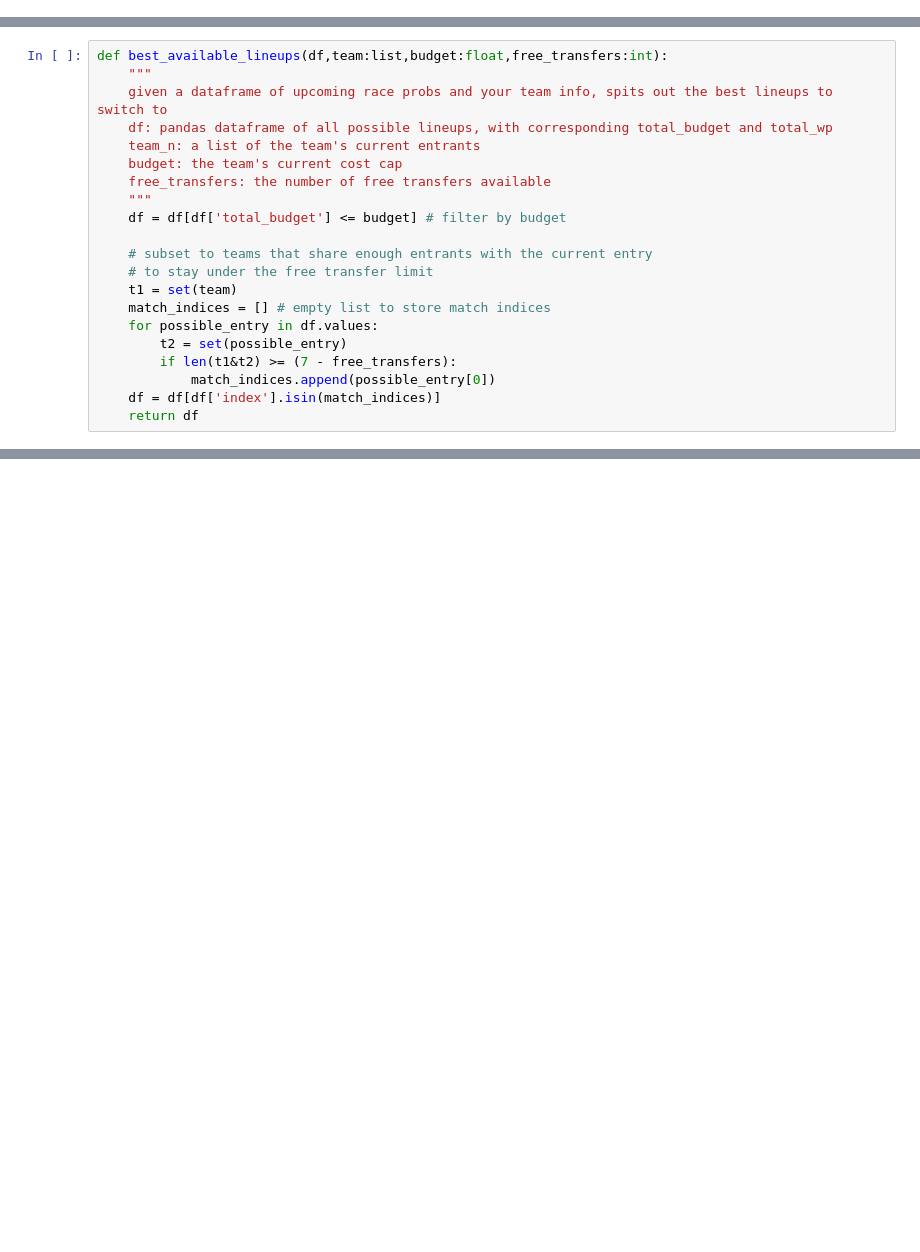
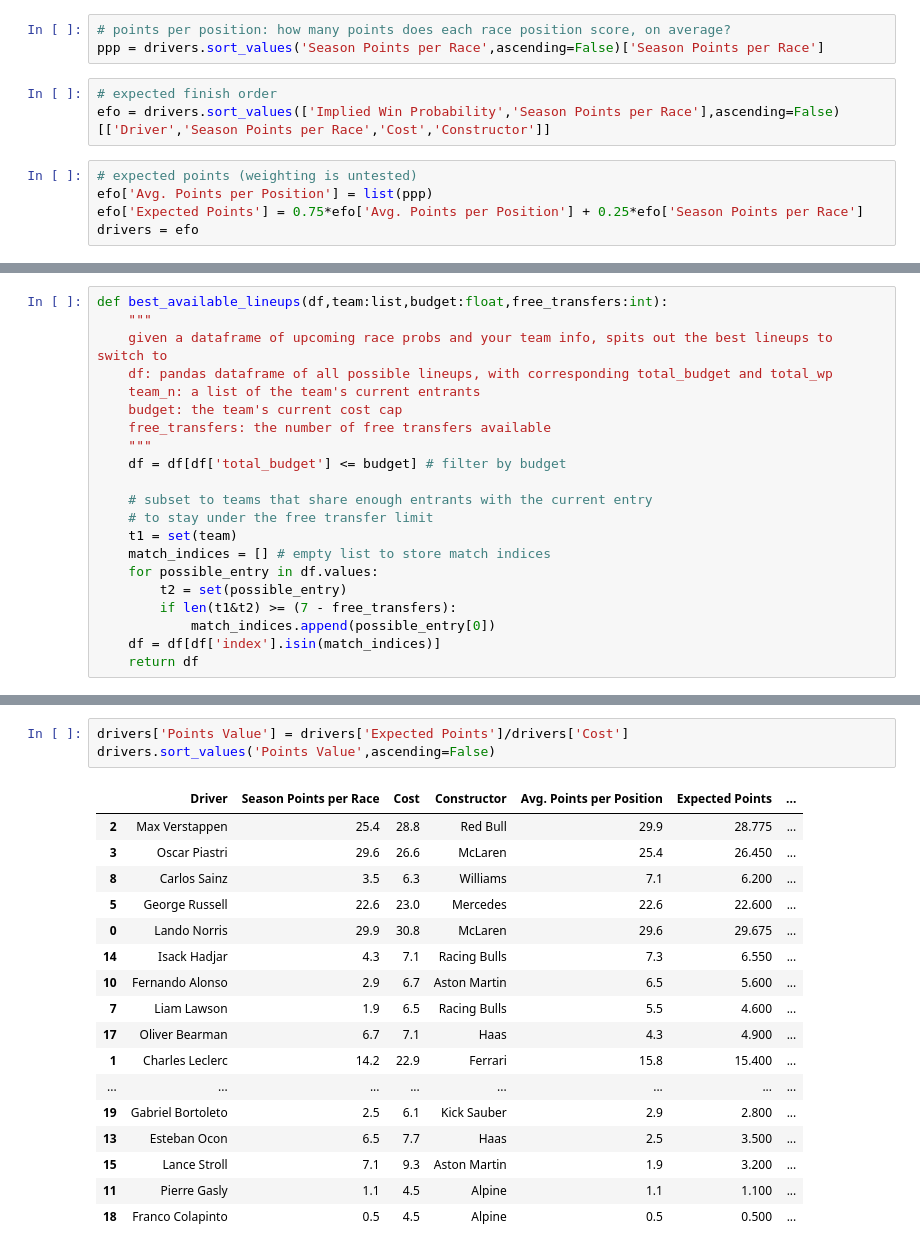
Before and after one commit to abewoycke/f1, a Jupyter notebook: main/f1.ipynb, the cells around one changed output, grey strips where cells are left out. Saved outputs shown, nothing was run; the diff lists cells and outputs as text; blank space fills up the shorter version.

```diff
--- a/main/f1.ipynb
+++ b/main/f1.ipynb
@@ -9,3 +18,14 @@ constructors = pd.read_csv('f1 - constructors.csv')
+# %%
+# points per position: how many points does each race position score, on average?
+ppp = drivers.sort_values('Season Points per Race',ascending=False)['Season Points per Race']
+# %%
+# expected finish order
+efo = drivers.sort_values(['Implied Win Probability','Season Points per Race'],ascending=False)[['Driver','Season Points per Race','Cost','Constructor']]
+# %%
+# expected points (weighting is untested)
+efo['Avg. Points per Position'] = list(ppp)
+efo['Expected Points'] = 0.75*efo['Avg. Points per Position'] + 0.25*efo['Season Points per Race']
+drivers = efo
 # %%
 # list every combination of 5 drivers 'dri'
 dri = []
@@ -141,0 +165,21 @@ t3_new.head()
+# %%
+drivers['Points Value'] = drivers['Expected Points']/drivers['Cost']
+drivers.sort_values('Points Value',ascending=False)
+# %% [output]
+|  | Driver | Season Points per Race | Cost | Constructor | Avg. Points per Position | Expected Points | ... |
+| 2 | Max Verstappen | 25.4 | 28.8 | Red Bull | 29.9 | 28.775 | ... |
+| 3 | Oscar Piastri | 29.6 | 26.6 | McLaren | 25.4 | 26.450 | ... |
+| 8 | Carlos Sainz | 3.5 | 6.3 | Williams | 7.1 | 6.200 | ... |
+| 5 | George Russell | 22.6 | 23.0 | Mercedes | 22.6 | 22.600 | ... |
+| 0 | Lando Norris | 29.9 | 30.8 | McLaren | 29.6 | 29.675 | ... |
+| 14 | Isack Hadjar | 4.3 | 7.1 | Racing Bulls | 7.3 | 6.550 | ... |
+| 10 | Fernando Alonso | 2.9 | 6.7 | Aston Martin | 6.5 | 5.600 | ... |
+| 7 | Liam Lawson | 1.9 | 6.5 | Racing Bulls | 5.5 | 4.600 | ... |
+| 17 | Oliver Bearman | 6.7 | 7.1 | Haas | 4.3 | 4.900 | ... |
+| 1 | Charles Leclerc | 14.2 | 22.9 | Ferrari | 15.8 | 15.400 | ... |
+| ... | ... | ... | ... | ... | ... | ... | ... |
+| 19 | Gabriel Bortoleto | 2.5 | 6.1 | Kick Sauber | 2.9 | 2.800 | ... |
+| 13 | Esteban Ocon | 6.5 | 7.7 | Haas | 2.5 | 3.500 | ... |
+| 15 | Lance Stroll | 7.1 | 9.3 | Aston Martin | 1.9 | 3.200 | ... |
+| 11 | Pierre Gasly | 1.1 | 4.5 | Alpine | 1.1 | 1.100 | ... |
+| 18 | Franco Colapinto | 0.5 | 4.5 | Alpine | 0.5 | 0.500 | ... |
```
Also changed, not shown: parts of 11 cells of this notebook, 2 other files.
